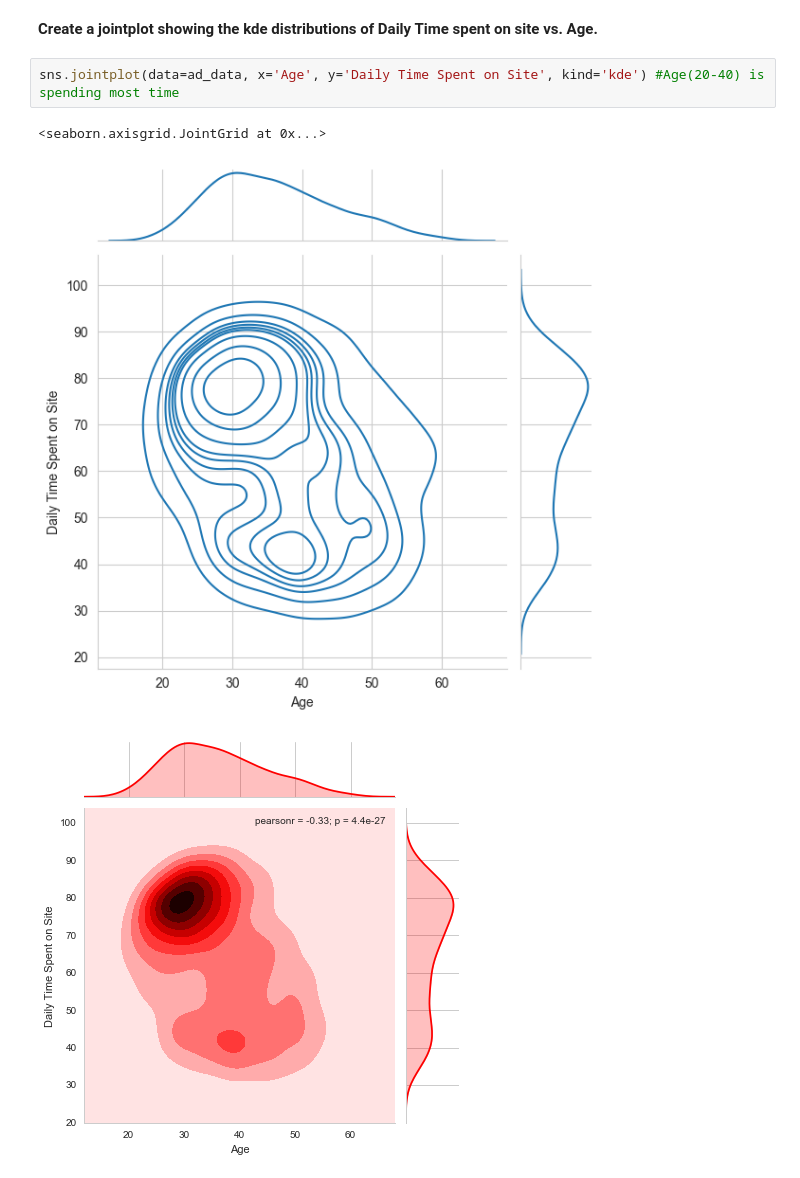
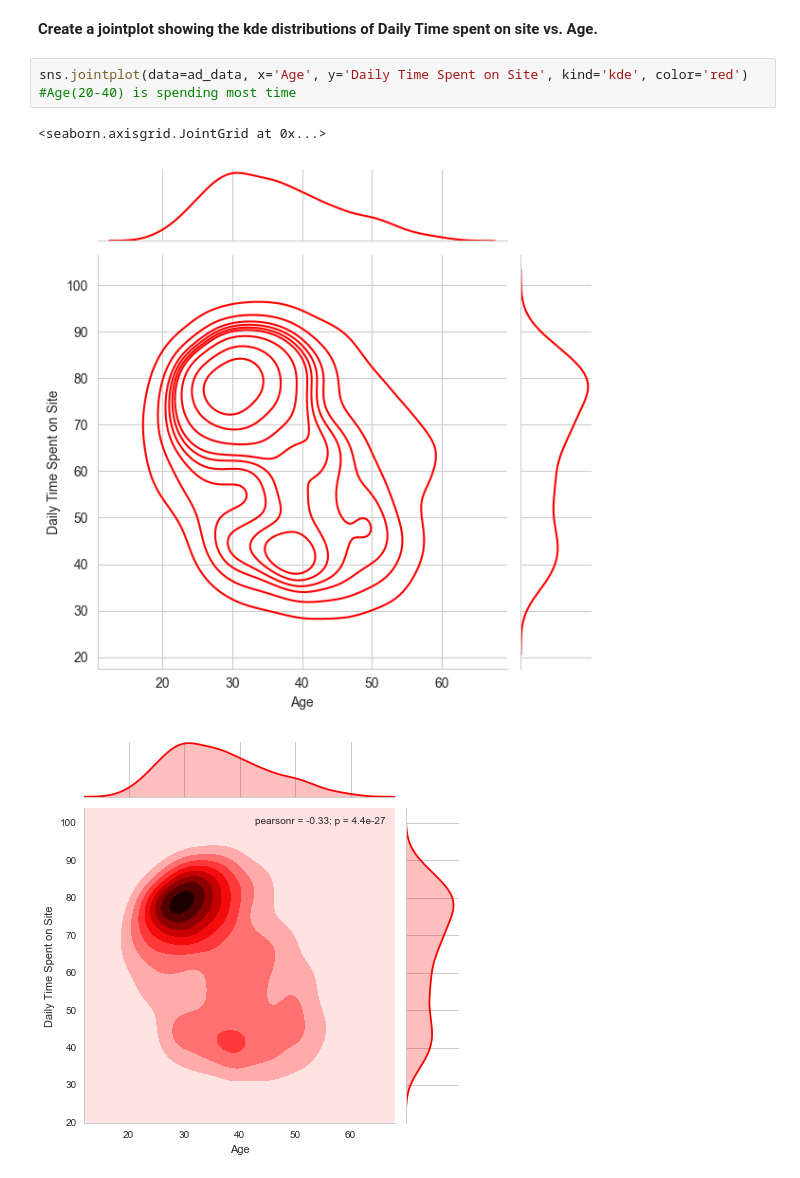
Before and after one commit to Syed-Yousha/Machine_Leaning, a Jupyter notebook: Logistic_Regression/02-Logistic Regression Project.ipynb, the cells around one changed output. Cells and saved outputs as stored; diff of their text form.

```diff
--- a/Logistic_Regression/02-Logistic Regression Project.ipynb
+++ b/Logistic_Regression/02-Logistic Regression Project.ipynb
@@ -147,10 +147,10 @@ sns.jointplot(data=ad_data, x='Age', y='Area Income' ) #Most Clickers are have i
 # %% [markdown]
 **Create a jointplot showing the kde distributions of Daily Time spent on site vs. Age.**
 # %%
-sns.jointplot(data=ad_data, x='Age', y='Daily Time Spent on Site', kind='kde') #Age(20-40) is spending most time
+sns.jointplot(data=ad_data, x='Age', y='Daily Time Spent on Site', kind='kde', color='red') #Age(20-40) is spending most time
 # %% [output]
 <seaborn.axisgrid.JointGrid at 0x...>
-[figure, old version]
+[figure, new version]
 # %%
 # %% [output]
 [figure]
```
Also changed, not shown: 3 other files.
